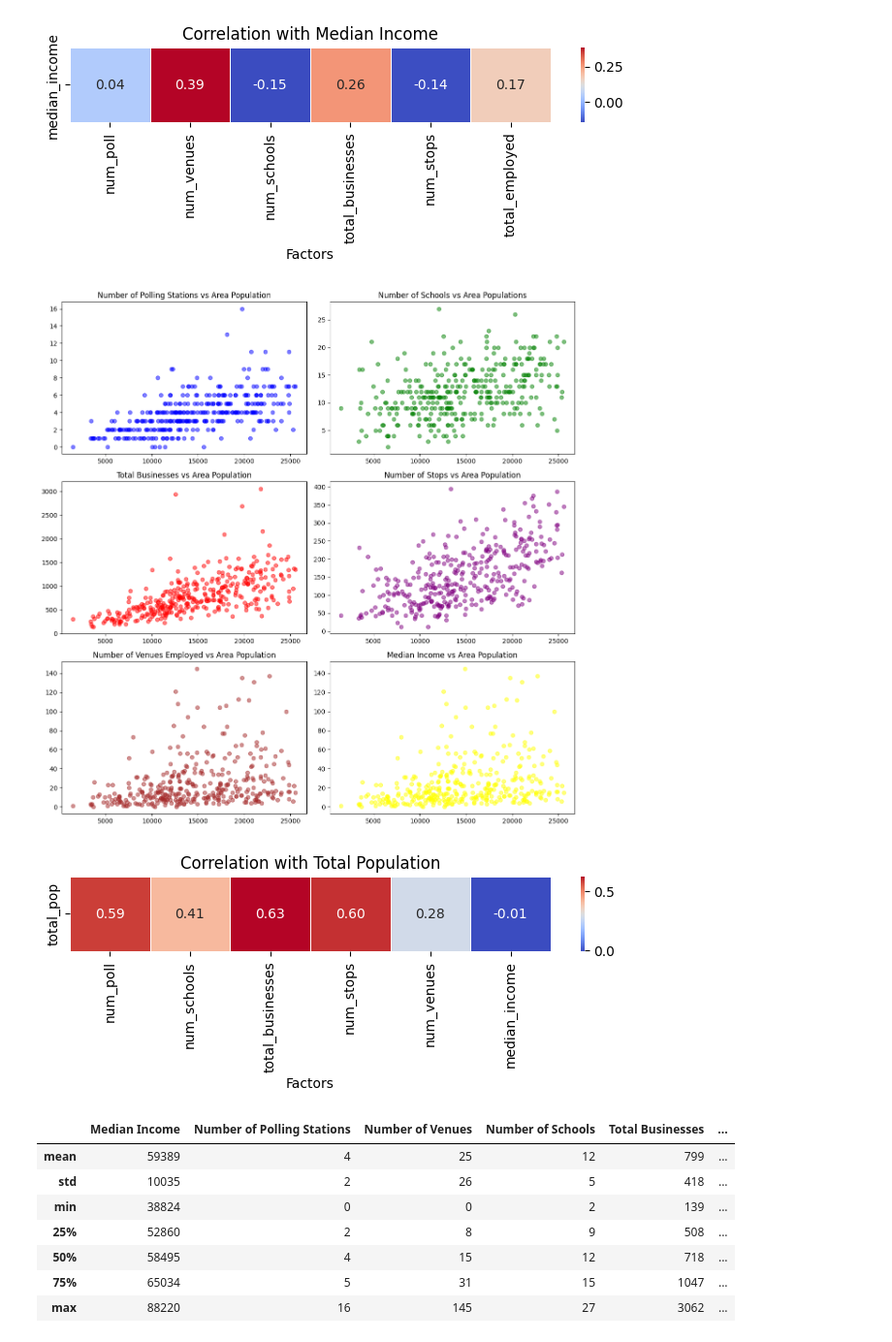
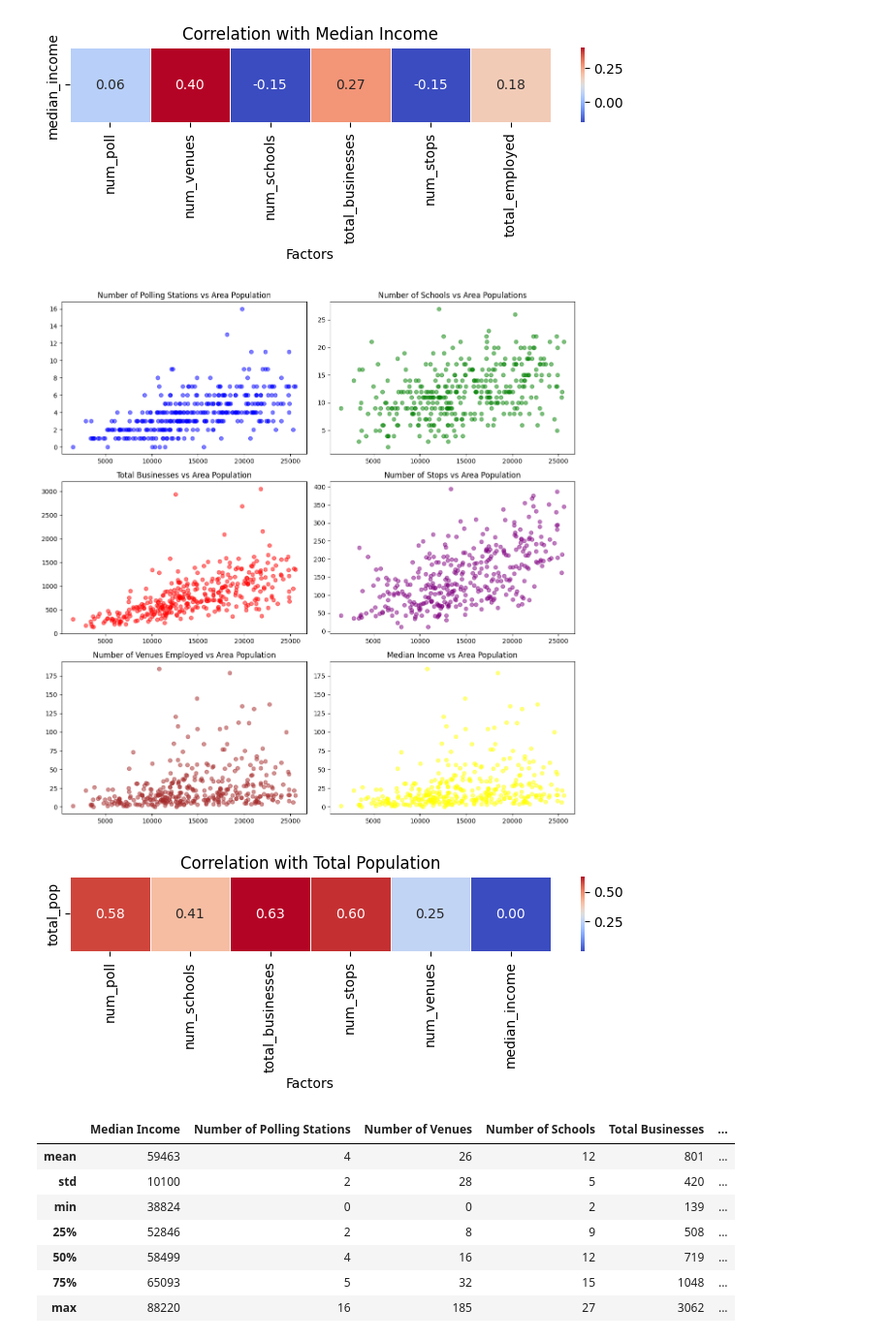
Before and after one commit to horeilly2021/Sydney-Analysis-Python-SQL, a Jupyter notebook: DATA2901_Assignment1.ipynb, the cells around one changed output. Shown at 97% size. Saved outputs shown, nothing was run; the diff lists cells and outputs as text; code cells hidden in the pictures.

```diff
--- a/DATA2901_Assignment1.ipynb
+++ b/DATA2901_Assignment1.ipynb
@@ -619,3 +634,9 @@ Calculating "Score" using the sigmoid function
 z_scores_df = joining.drop(columns=['num_schools', 'num_of_stops', 'num_poll_stations', 'total_businesses'])
 z_scores_df['Score'] = sigmoid(z_scores_df['z_scores_schools'] + z_scores_df['z_scores_stops'] \
                                  + z_scores_df['z_scores_polling'] + z_scores_df['z_scores_businesses'])
+# %%
+z_score_columns = ['z_scores_schools', 'z_scores_stops', 'z_scores_polling', 'z_scores_businesses']
+
+for column in z_score_columns:
+    outliers_mask = (z_scores_df[column] > 3.29) | (z_scores_df[column] < -3.29)
+    z_scores_df = z_scores_df[~outliers_mask]
@@ -896,10 +965,10 @@ correlation_matrix[0,1]
 # %%
 """
-Filtering out outliers (-3 < z score < 3)
+Filtering out outliers (-3.29 < z score < 3.29)
 """
 
 z_score_columns = ['z_scores_schools', 'z_scores_stops', 'z_scores_polling', 'z_scores_businesses', 'z_scores_venues', 'z_scores_employed']
 
 for column in z_score_columns:
-    outliers_mask = (score_and_income[column] > 3) | (score_and_income[column] < -3)
+    outliers_mask = (score_and_income[column] > 3.29) | (score_and_income[column] < -3.29)
     score_and_income = score_and_income[~outliers_mask]
@@ -1084,12 +1175,10 @@ axes[2, 0].set_title('Number of Venues Employed vs Area Population')
 axes[2, 1].scatter(total_pop, num_venues, color='yellow', alpha=0.5)
 axes[2, 1].set_title('Median Income vs Area Population')
 
-# fig.delaxes(axes[2, 1])
-
 plt.tight_layout()
 plt.show()
 # %% [output]
-[figure, old version]
+[figure, new version]
 # %%
 """
 Correlation for total population in region
@@ -1117,11 +1206,13 @@ plt.title('Correlation with Total Population')
 plt.xlabel('Factors')
 plt.show()
 # %% [output]
-[figure, old version]
+[figure, new version]
 # %%
 """
 Create summary table
 """
+
+from IPython.display import display
 
 summary_table = score_income_data[['sa2_code', 'sa2_name',
                          'median_income', 'num_poll', 'num_venues', 'num_schools', 'total_businesses',
@@ -1130,38 +1221,38 @@ summary_table = score_income_data[['sa2_code', 'sa2_name',
 full_column_names = {
     'median_income': 'Median Income',
     'num_poll': 'Number of Polling Stations',
     'num_venues': 'Number of Venues',
     'num_schools': 'Number of Schools',
     'total_businesses': 'Total Businesses',
     'num_stops': 'Number of Stops',
     'total_employed': 'Total Employed',
     'total_pop': 'Total Population'
 }
 
 summary_statistics = summary_table.describe()
 summary_statistics = summary_statistics.drop(columns='sa2_code')
 summary_statistics = summary_statistics.drop(index='count')
 summary_statistics.rename(columns=full_column_names, inplace=True)
 
 styled_summary_statistics = summary_statistics.style\
     .apply(lambda x: ['background-color: lightblue' if x >= 0 else '' for x in x], axis=1)\
     .highlight_max(color='lightgreen')\
     .format('{:.0f}')
 
 styled_summary_statistics = styled_summary_statistics.set_properties(**{'text-align': 'center'})
 
 styled_summary_statistics = styled_summary_statistics.set_table_styles([
     {'selector': 'th', 'props': [('border-top', '2px solid black'), ('border-bottom', '2px solid black')]},
     {'selector': 'td', 'props': [('border', '0.5px solid white')]}
 ])
 
-styled_summary_statistics
+display(styled_summary_statistics)
 # %% [output]
 |  | Median Income | Number of Polling Stations | Number of Venues | Number of Schools | Total Businesses | ... |
-| mean | 59389 | 4 | 25 | 12 | 799 | ... |
-| std | 10035 | 2 | 26 | 5 | 418 | ... |
+| mean | 59463 | 4 | 26 | 12 | 801 | ... |
+| std | 10100 | 2 | 28 | 5 | 420 | ... |
 | min | 38824 | 0 | 0 | 2 | 139 | ... |
-| 25% | 52860 | 2 | 8 | 9 | 508 | ... |
-| 50% | 58495 | 4 | 15 | 12 | 718 | ... |
-| 75% | 65034 | 5 | 31 | 15 | 1047 | ... |
-| max | 88220 | 16 | 145 | 27 | 3062 | ... |
+| 25% | 52846 | 2 | 8 | 9 | 508 | ... |
+| 50% | 58499 | 4 | 16 | 12 | 719 | ... |
+| 75% | 65093 | 5 | 32 | 15 | 1048 | ... |
+| max | 88220 | 16 | 185 | 27 | 3062 | ... |
```
Also changed, not shown: parts of 29 cells of this notebook.
